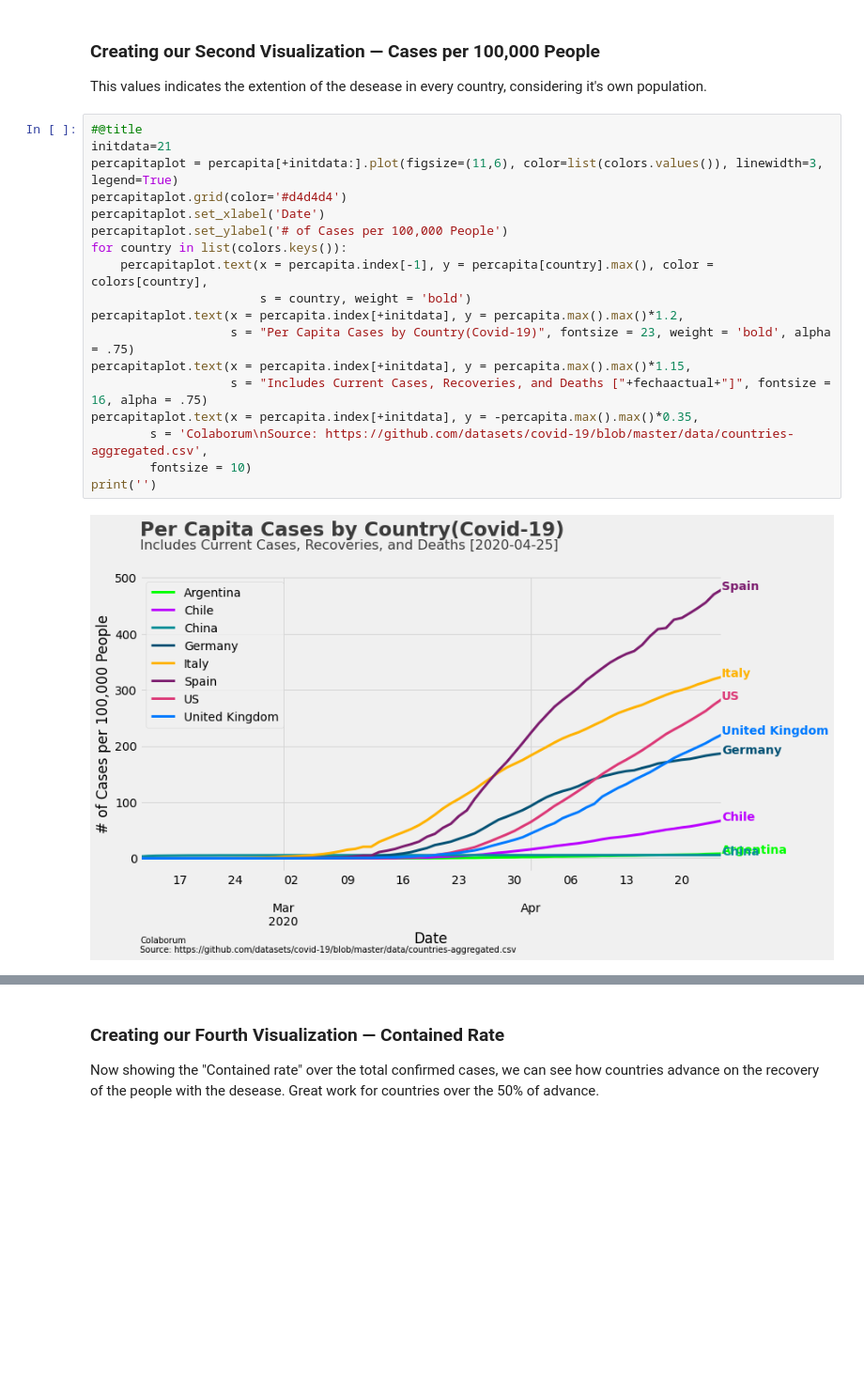
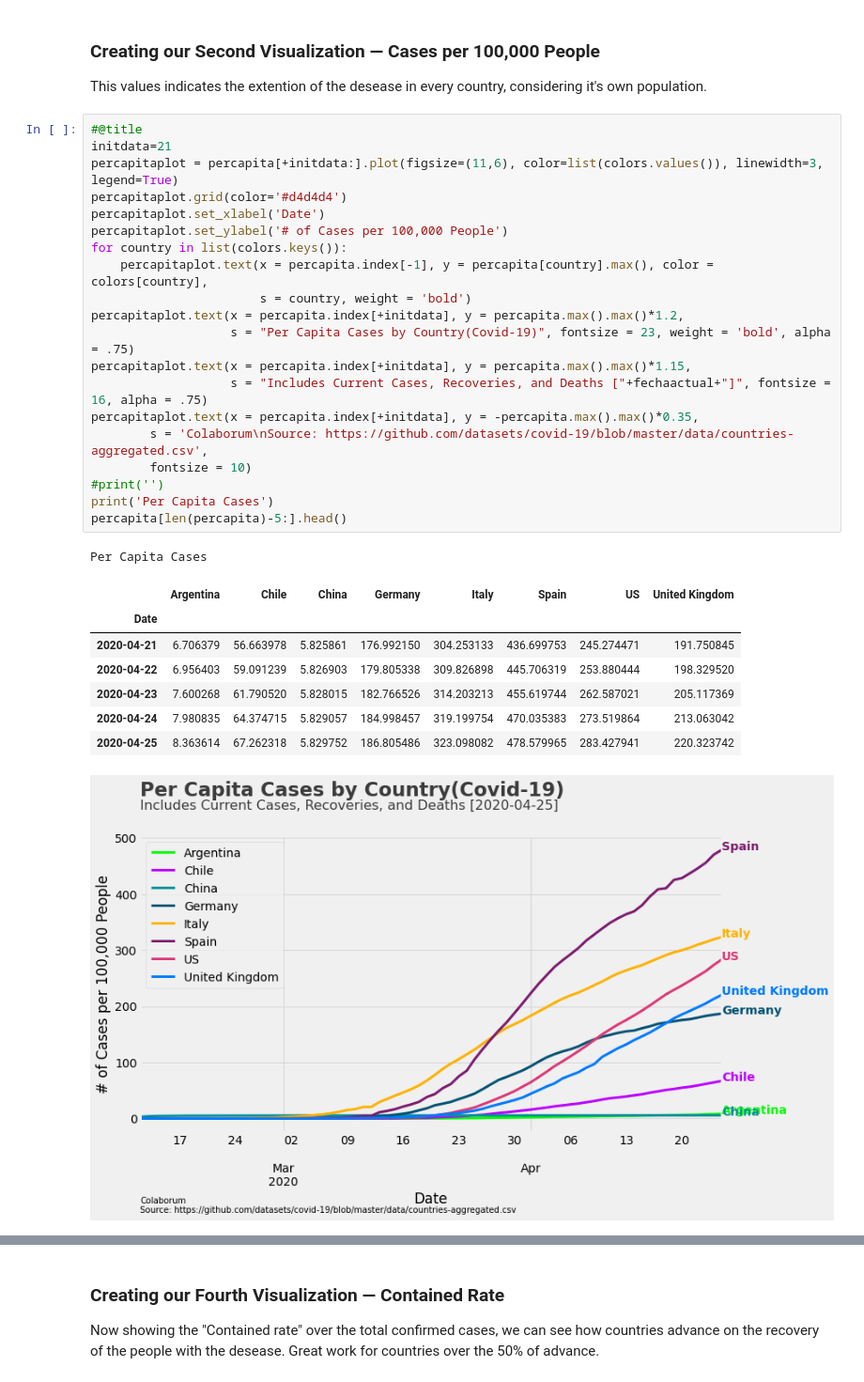
Before and after one commit to aminoplis/HealthReports, a Jupyter notebook: Performance_on_Covid_19_Strategies.ipynb, the cells around one changed output, grey strips where cells are left out. Shown at 94% size. Cells and saved outputs as stored; diff of their text form; blank space fills up the shorter version.

```diff
--- a/Performance_on_Covid_19_Strategies.ipynb
+++ b/Performance_on_Covid_19_Strategies.ipynb
@@ -128,22 +129,32 @@ This values indicates the extention of the desease in every country, considering
 # %%
 #@title
 initdata=21
 percapitaplot = percapita[+initdata:].plot(figsize=(11,6), color=list(colors.values()), linewidth=3, legend=True)
 percapitaplot.grid(color='#d4d4d4')
 percapitaplot.set_xlabel('Date')
 percapitaplot.set_ylabel('# of Cases per 100,000 People')
 for country in list(colors.keys()):
     percapitaplot.text(x = percapita.index[-1], y = percapita[country].max(), color = colors[country],
                        s = country, weight = 'bold')
 percapitaplot.text(x = percapita.index[+initdata], y = percapita.max().max()*1.2,
                    s = "Per Capita Cases by Country(Covid-19)", fontsize = 23, weight = 'bold', alpha = .75)
 percapitaplot.text(x = percapita.index[+initdata], y = percapita.max().max()*1.15,
                    s = "Includes Current Cases, Recoveries, and Deaths ["+fechaactual+"]", fontsize = 16, alpha = .75)
 percapitaplot.text(x = percapita.index[+initdata], y = -percapita.max().max()*0.35,
         s = 'Colaborum\nSource: https://github.com/datasets/covid-19/blob/master/data/countries-aggregated.csv',
         fontsize = 10)
-print('')
+#print('')
+print('Per Capita Cases')
+percapita[len(percapita)-5:].head()
 # %% [output]
+Per Capita Cases
+|  | Argentina | Chile | China | Germany | Italy | Spain | US | United Kingdom |
+| Date |  |  |  |  |  |  |  |  |
+| 2020-04-21 | 6.706379 | 56.663978 | 5.825861 | 176.992150 | 304.253133 | 436.699753 | 245.274471 | 191.750845 |
+| 2020-04-22 | 6.956403 | 59.091239 | 5.826903 | 179.805338 | 309.826898 | 445.706319 | 253.880444 | 198.329520 |
+| 2020-04-23 | 7.600268 | 61.790520 | 5.828015 | 182.766526 | 314.203213 | 455.619744 | 262.587021 | 205.117369 |
+| 2020-04-24 | 7.980835 | 64.374715 | 5.829057 | 184.998457 | 319.199754 | 470.035383 | 273.519864 | 213.063042 |
+| 2020-04-25 | 8.363614 | 67.262318 | 5.829752 | 186.805486 | 323.098082 | 478.579965 | 283.427941 | 220.323742 |
 [figure]
 # %% [markdown]
 ### Creating our Tirth Visualization — Mortality
```
Also changed, not shown: parts of 5 cells of this notebook.
